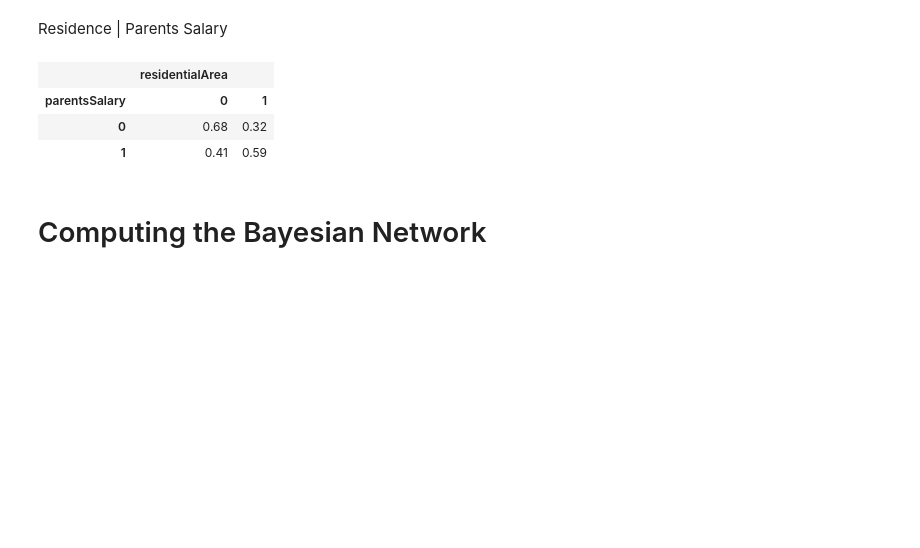
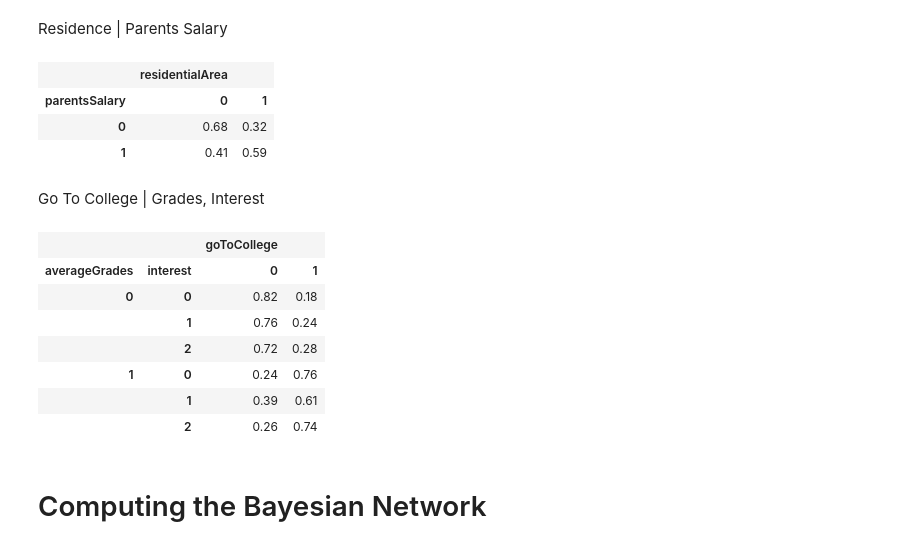
Before and after one commit to RacquelNinaDennison/BayesianNetworks, a Jupyter notebook: bayesianNetworks.ipynb, the cells around one changed output. Saved outputs shown, nothing was run; the diff lists cells and outputs as text; code cells hidden in the pictures; blank space fills up the shorter version.

```diff
--- a/bayesianNetworks.ipynb
+++ b/bayesianNetworks.ipynb
@@ -91,6 +90,26 @@ bn.cpt("residentialArea")
 | parentsSalary | 0 | 1 |
 | 0 | 0.68 | 0.32 |
 | 1 | 0.41 | 0.59 |
+# %% [markdown]
+Go To College | Grades, Interest
+# %%
+# Fill the CPT for parentsSalary given parentsCollege and parentsAge
+bn.cpt("goToCollege")[{'averageGrades': 0, 'interest': 0}] = [0.82258064516129, 1-0.82258064516129]  # Avg Grade = Good, Interest = Yes
+bn.cpt("goToCollege")[{'averageGrades': 0, 'interest': 1}] = [0.763157895, 1-0.763157895]  # Avg Grade = Good, Interest = Maybe
+bn.cpt("goToCollege")[{'averageGrades': 0, 'interest': 2}] = [0.723214286, 1-0.723214286]  # Avg Grade = Good, Interest = No
+bn.cpt("goToCollege")[{'averageGrades': 1, 'interest': 0}] = [0.235294118, 1-0.235294118]  # Avg Grade = Bad, Interest = Yes
+bn.cpt("goToCollege")[{'averageGrades': 1, 'interest': 1}] = [0.385321101, 1-0.385321101]  # Avg Grade = Bad, Interest = Maybe
+bn.cpt("goToCollege")[{'averageGrades': 1, 'interest': 2}] = [0.256157635, 1-0.256157635]  # Avg Grade = Bad, Interest = No
+bn.cpt("goToCollege")
+# %% [output]
+|  |  | goToCollege |  |
+| averageGrades | interest | 0 | 1 |
+| 0 | 0 | 0.82 | 0.18 |
+|  | 1 | 0.76 | 0.24 |
+|  | 2 | 0.72 | 0.28 |
+| 1 | 0 | 0.24 | 0.76 |
+|  | 1 | 0.39 | 0.61 |
+|  | 2 | 0.26 | 0.74 |
 # %% [markdown]
 # Computing the Bayesian Network
 # %%
```
Also changed, not shown: parts of 2 cells of this notebook.
